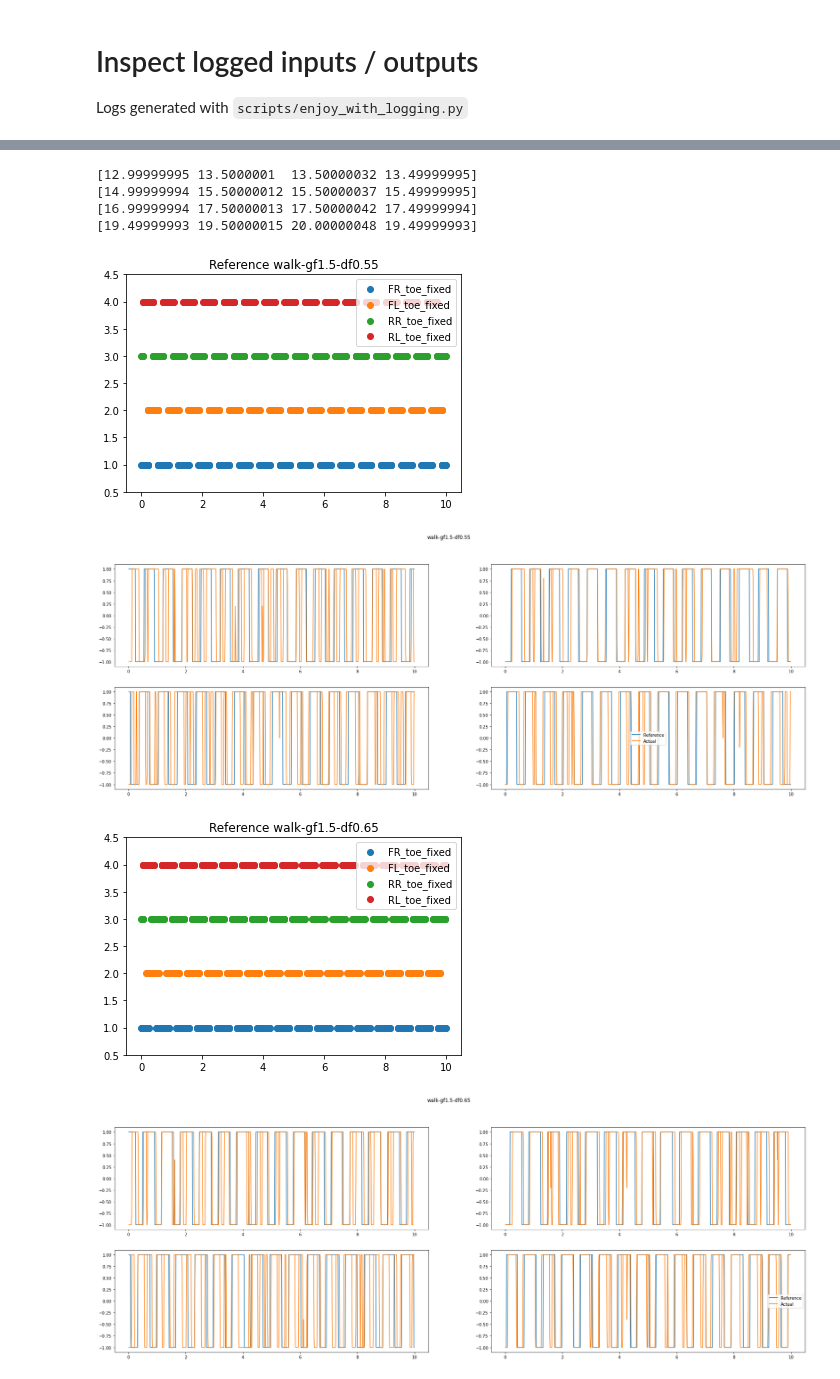
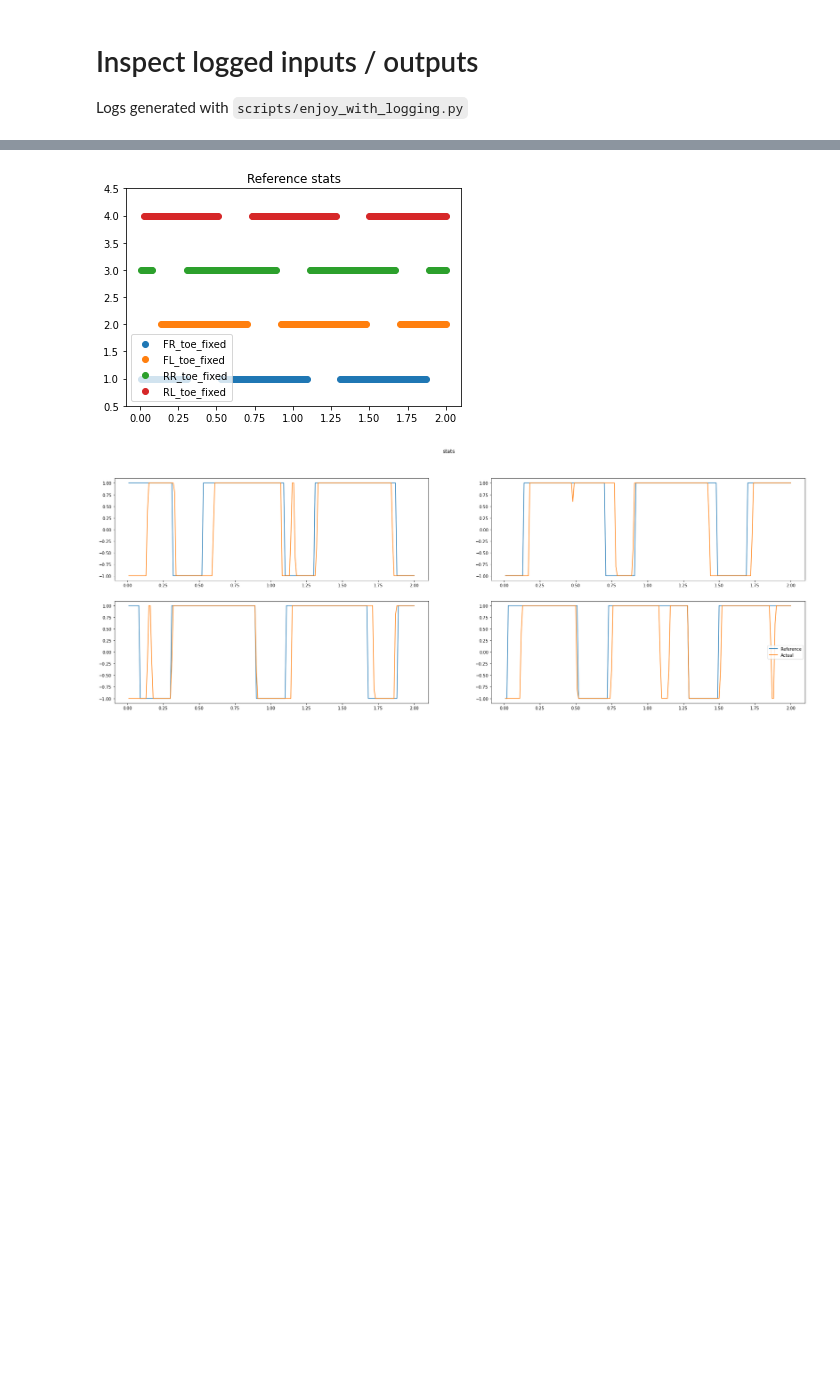
Before and after one commit to mcx-lab/rl-baselines3-zoo, a Jupyter notebook: notebooks/inspect_stats.ipynb, the cells around one changed output, grey strips where cells are left out. Saved outputs shown, nothing was run; the diff lists cells and outputs as text; code cells hidden in the pictures; blank space fills up the shorter version.

```diff
--- a/notebooks/inspect_stats.ipynb
+++ b/notebooks/inspect_stats.ipynb
@@ -42,40 +94,12 @@ def load_normalizer(model_dir):
 # %%
-model_dir = project_dir / 'logs' / 'ppo' / 'A1GymEnv-v0_30'
+NUM_TIMESTEPS = 200
 
-import itertools
-
-DEFAULT_GAIT_FREQUENCY = (1.5,)
-ALL_GAIT_FREQUENCIES = (1.1, 1.3, 1.5, 1.7, 1.9)
-DEFAULT_DUTY_FACTOR = (0.75,)
-ALL_DUTY_FACTORS = (0.55, 0.65, 0.75, 0.85)
-
-settings = itertools.chain(
-    itertools.product(DEFAULT_GAIT_FREQUENCY, ALL_DUTY_FACTORS),
-    itertools.product(ALL_GAIT_FREQUENCIES, DEFAULT_DUTY_FACTOR)
-)
-
-
-stats_dirs = [
-    model_dir / f'walk-gf{gait_freq}-df{duty}' for (gait_freq, duty) in settings
-    # model_dir / 'test_var_duty' / f'duty_{duty}' \
-    #     for duty in (0.5, 0.55, 0.6, 0.65, 0.7, 0.75, 0.8, 0.85)
-]
-# stats_dir1 = model_dir / 'experiments' / 'vary_freq' / 'train_1.0Hz_test_1.0Hz_alpha_10.0'
-# stats_dir2 = model_dir / 'experiments' / 'vary_freq' / 'train_1.0Hz_test_2.0Hz'
-
-statss = [load_robot_states(sd) for sd in stats_dirs]
-normalizer = load_normalizer(model_dir)
-
-NUM_TIMESTEPS = 999
-
-def plot_foot_contact_sequence(stats, stats_dir, normalizer):
+def plot_foot_contact_sequence(stats, stats_dir):
     import matplotlib.pyplot as plt
 
-    time = stats[0]
-    nn_obs = stats[4]
-    raw_obs = normalizer.unnormalize_obs(nn_obs)
-    ref_foot_contacts = raw_obs[:, 0, -20:-16]
-    act_foot_contacts = (0.01 - 2 * stats[3]) / 0.01
+    time = stats['time']
+    ref_foot_contacts = stats['ref_foot_contacts']
+    act_foot_contacts = stats['act_foot_contacts']
     # Every cycle will result in an overall +4 to the absolute difference of consec. terms
     num_cycles = np.sum(np.abs(ref_foot_contacts[:-1] - ref_foot_contacts[1:]), axis=0) / 4
     print(num_cycles)
@@ -98,7 +122,7 @@ def plot_foot_contact_sequence(stats, stats_dir, normalizer):
         plt.legend()
 
 for stats, stats_dir in zip(statss, stats_dirs):
-    plot_foot_contact_sequence(stats, stats_dir, normalizer)
+    plot_foot_contact_sequence(stats, stats_dir)
 # %% [output]
 WARNING:matplotlib.legend:No handles with labels found to put in legend.
 WARNING:matplotlib.legend:No handles with labels found to put in legend.
@@ -149,8 +131,2 @@ WARNING:matplotlib.legend:No handles with labels found to put in legend.
-[12.99999995 13.5000001  13.50000032 13.49999995]
-[14.99999994 15.50000012 15.50000037 15.49999995]
-[16.99999994 17.50000013 17.50000042 17.49999994]
-[19.49999993 19.50000015 20.00000048 19.49999993]
-[figure, old version]
+[figure, new version]
-[figure, old version]
+[figure, new version]
-[figure, removed]
-[figure, removed]
```
Also changed, not shown: parts of 8 cells of this notebook, 1 other file.
